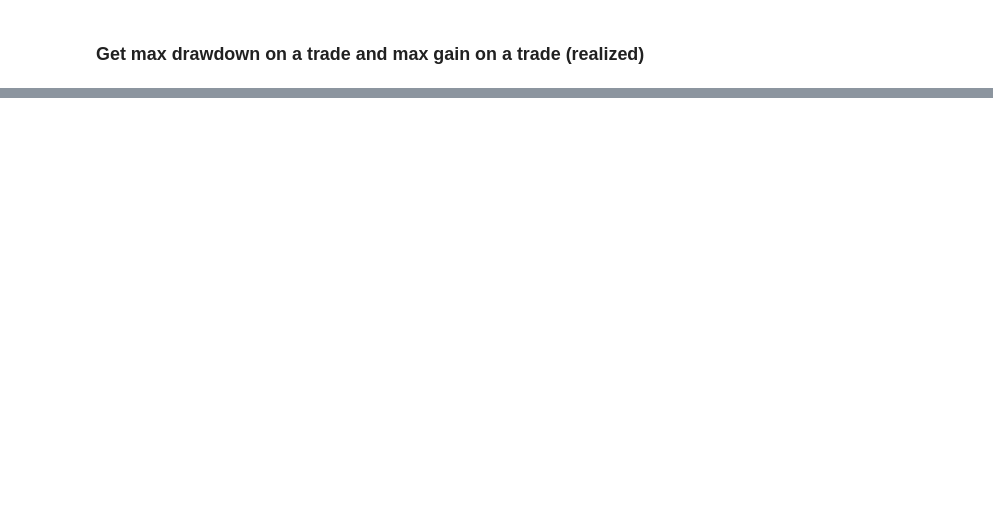
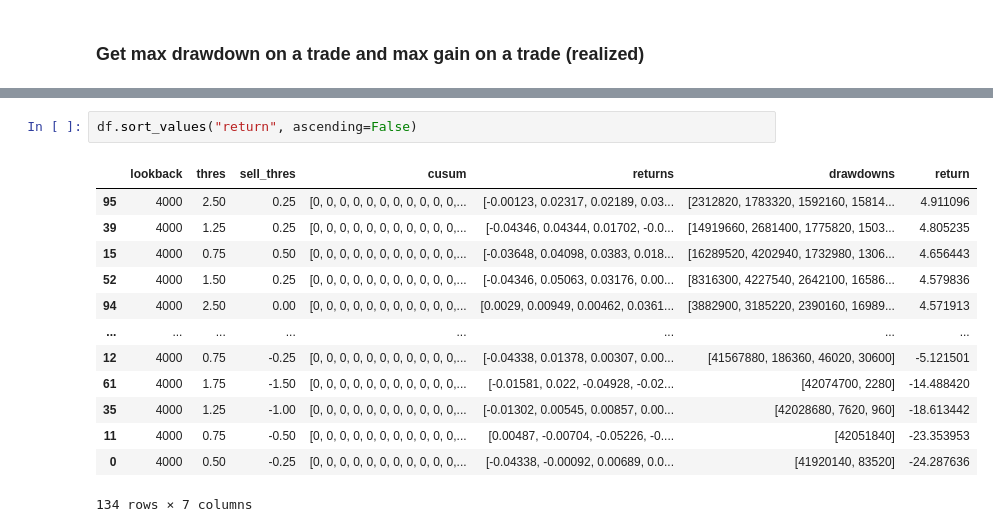
Before and after one commit to sunnymnie/crypto-printer, a Jupyter notebook: research/result-explorer.ipynb, the cells around one changed output, grey strips where cells are left out. Cells and saved outputs as stored; diff of their text form; blank space fills up the shorter version.

```diff
--- a/research/result-explorer.ipynb
+++ b/research/result-explorer.ipynb
@@ -118,0 +137,16 @@ min(result.returns), max(result.returns)
+# %%
+df.sort_values("return", ascending=False)
+# %% [output]
+|  | lookback | thres | sell_thres | cusum | returns | drawdowns | return |
+| 95 | 4000 | 2.50 | 0.25 | [0, 0, 0, 0, 0, 0, 0, 0, 0, 0, 0,... | [-0.00123, 0.02317, 0.02189, 0.03... | [2312820, 1783320, 1592160, 15814... | 4.911096 |
+| 39 | 4000 | 1.25 | 0.25 | [0, 0, 0, 0, 0, 0, 0, 0, 0, 0, 0,... | [-0.04346, 0.04344, 0.01702, -0.0... | [14919660, 2681400, 1775820, 1503... | 4.805235 |
+| 15 | 4000 | 0.75 | 0.50 | [0, 0, 0, 0, 0, 0, 0, 0, 0, 0, 0,... | [-0.03648, 0.04098, 0.0383, 0.018... | [16289520, 4202940, 1732980, 1306... | 4.656443 |
+| 52 | 4000 | 1.50 | 0.25 | [0, 0, 0, 0, 0, 0, 0, 0, 0, 0, 0,... | [-0.04346, 0.05063, 0.03176, 0.00... | [8316300, 4227540, 2642100, 16586... | 4.579836 |
+| 94 | 4000 | 2.50 | 0.00 | [0, 0, 0, 0, 0, 0, 0, 0, 0, 0, 0,... | [0.0029, 0.00949, 0.00462, 0.0361... | [3882900, 3185220, 2390160, 16989... | 4.571913 |
+| ... | ... | ... | ... | ... | ... | ... | ... |
+| 12 | 4000 | 0.75 | -0.25 | [0, 0, 0, 0, 0, 0, 0, 0, 0, 0, 0,... | [-0.04338, 0.01378, 0.00307, 0.00... | [41567880, 186360, 46020, 30600] | -5.121501 |
+| 61 | 4000 | 1.75 | -1.50 | [0, 0, 0, 0, 0, 0, 0, 0, 0, 0, 0,... | [-0.01581, 0.022, -0.04928, -0.02... | [42074700, 2280] | -14.488420 |
+| 35 | 4000 | 1.25 | -1.00 | [0, 0, 0, 0, 0, 0, 0, 0, 0, 0, 0,... | [-0.01302, 0.00545, 0.00857, 0.00... | [42028680, 7620, 960] | -18.613442 |
+| 11 | 4000 | 0.75 | -0.50 | [0, 0, 0, 0, 0, 0, 0, 0, 0, 0, 0,... | [0.00487, -0.00704, -0.05226, -0.... | [42051840] | -23.353953 |
+| 0 | 4000 | 0.50 | -0.25 | [0, 0, 0, 0, 0, 0, 0, 0, 0, 0, 0,... | [-0.04338, -0.00092, 0.00689, 0.0... | [41920140, 83520] | -24.287636 |
+134 rows × 7 columns
```
Also changed, not shown: parts of 13 cells of this notebook, 2 other files.
